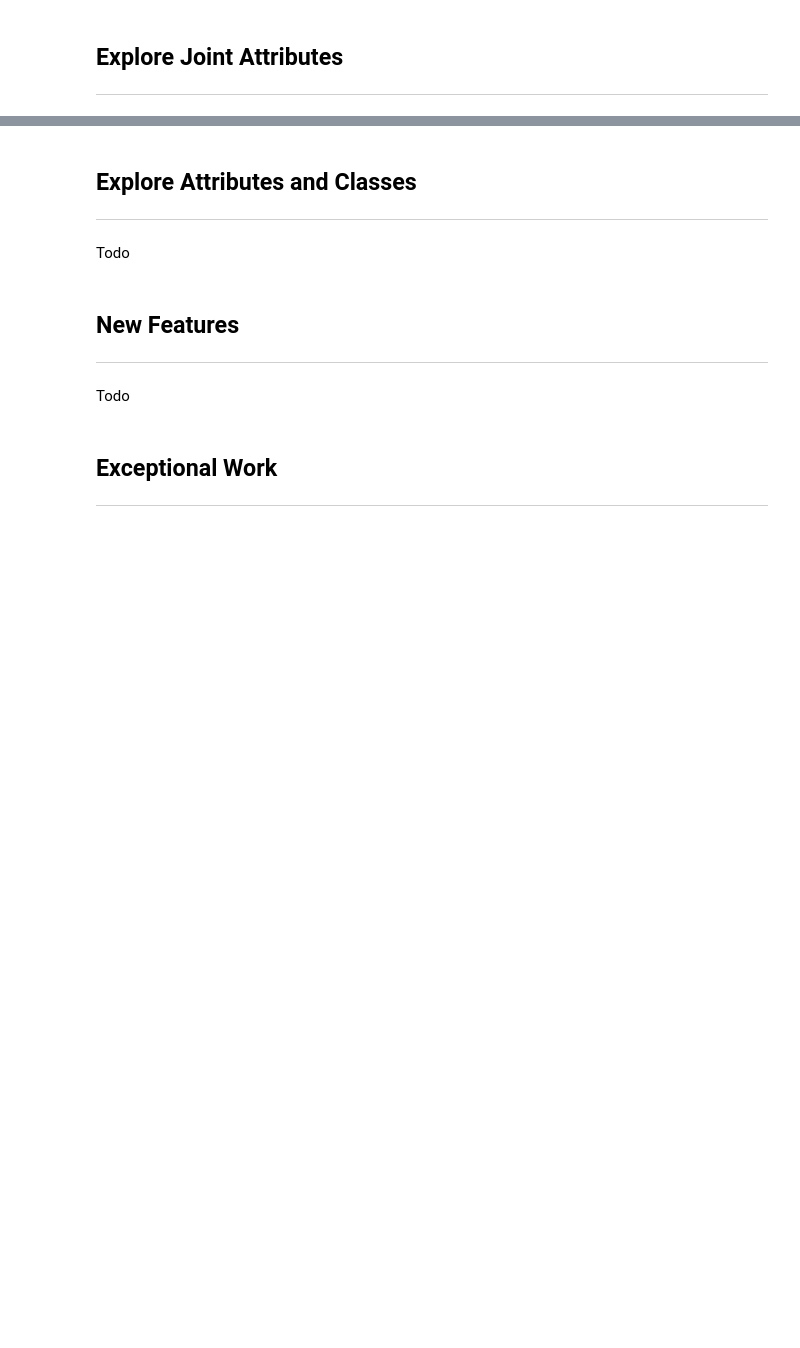
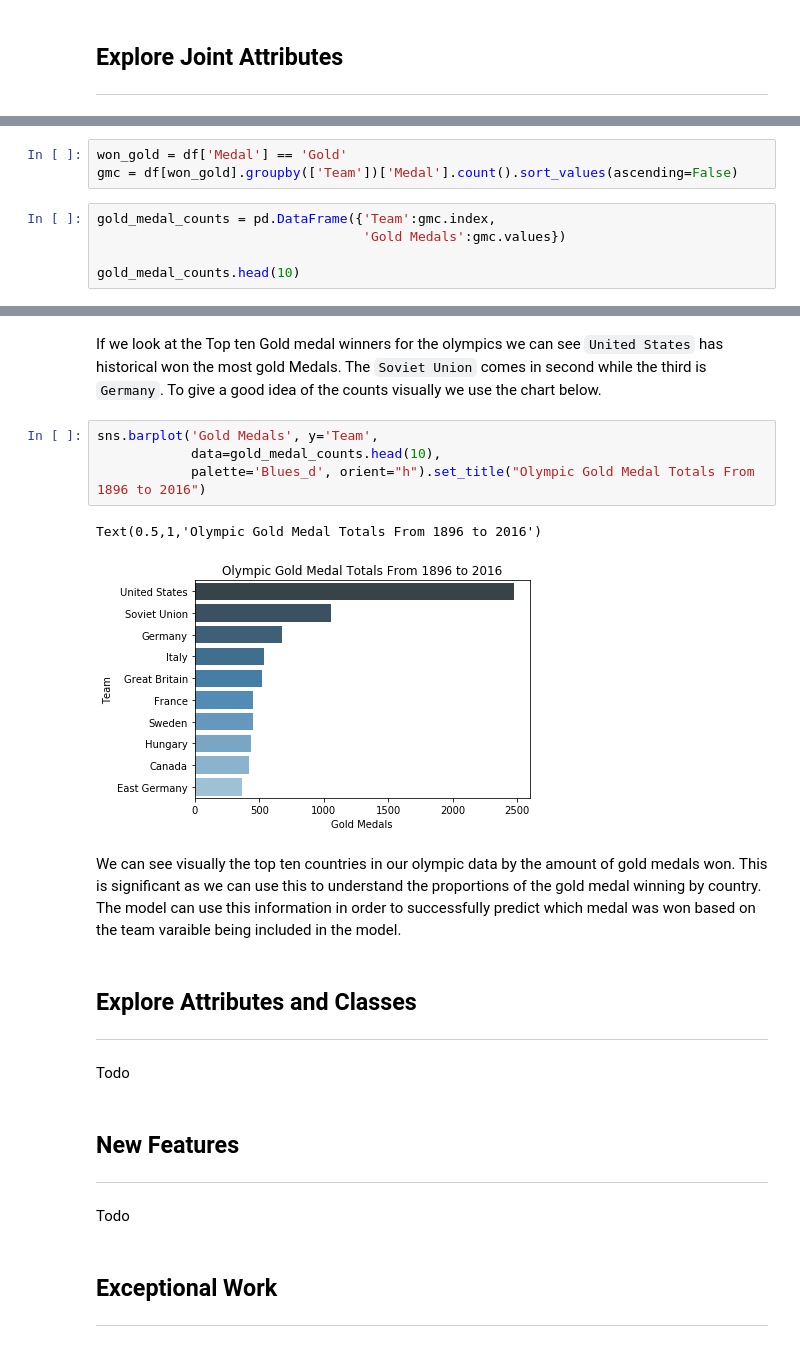
Before and after one commit to i4a/olympics, a Jupyter notebook: LabAssignmentOne.ipynb, the cells around one changed output, grey strips where cells are left out. Saved outputs shown, nothing was run; the diff lists cells and outputs as text; blank space fills up the shorter version.

```diff
--- a/LabAssignmentOne.ipynb
+++ b/LabAssignmentOne.ipynb
@@ -43,0 +73,8 @@ My Section.
+# %%
+won_gold = df['Medal'] == 'Gold'
+gmc = df[won_gold].groupby(['Team'])['Medal'].count().sort_values(ascending=False)
+# %%
+gold_medal_counts = pd.DataFrame({'Team':gmc.index,
+                                  'Gold Medals':gmc.values})
+
+gold_medal_counts.head(10)
@@ -44,3 +93,14 @@ My Section.
+# %% [markdown]
+If we look at the Top ten Gold medal winners for the olympics we can see `United States` has historical won the most gold Medals. The `Soviet Union` comes in second while the third is `Germany`. To give a good idea of the counts visually we use the chart below.
+# %%
+sns.barplot('Gold Medals', y='Team',
+            data=gold_medal_counts.head(10),
+            palette='Blues_d', orient="h").set_title("Olympic Gold Medal Totals From 1896 to 2016")
+# %% [output]
+Text(0.5,1,'Olympic Gold Medal Totals From 1896 to 2016')
+[figure, added]
+# %% [markdown]
+We can see visually the top ten countries in our olympic data by the amount of gold medals won. This is significant as we can use this to understand the proportions of the gold medal winning by country. The model can use this information in order to successfully predict which medal was won based on the team varaible being included in the model.
 # %% [markdown]
 ## Explore Attributes and Classes
 
```
Also changed, not shown: parts of 10 cells of this notebook, 2 other files.
